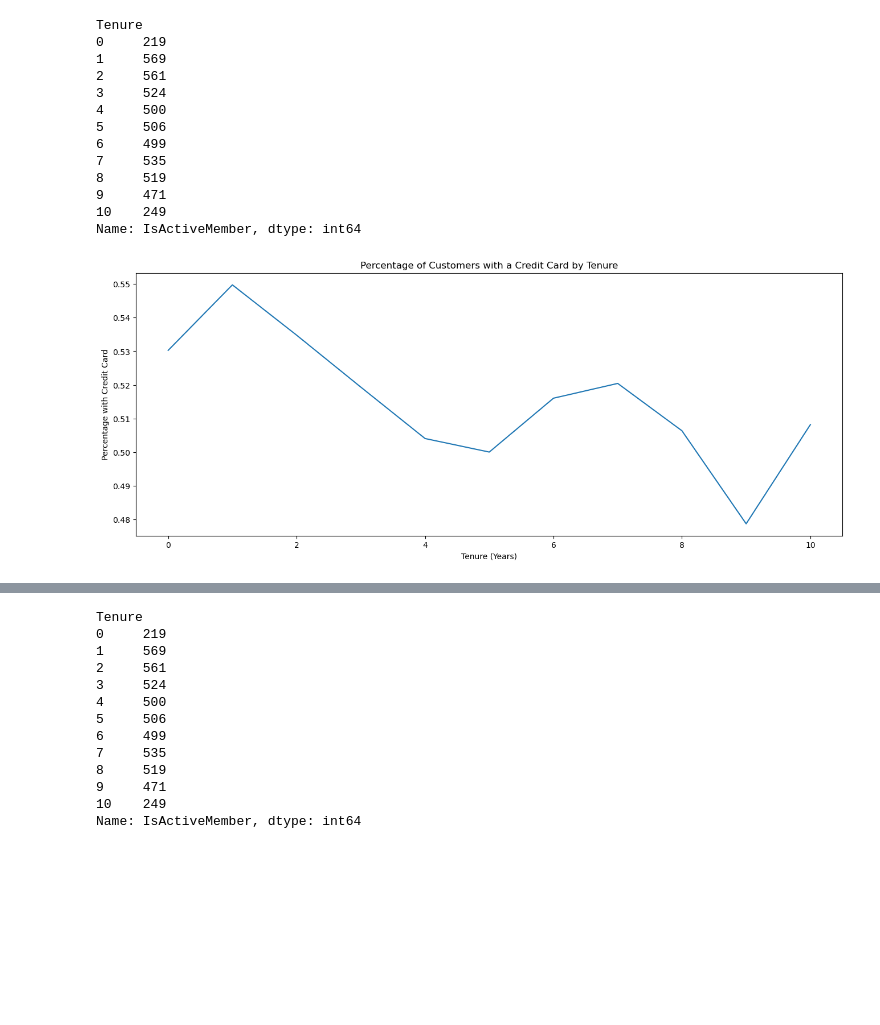
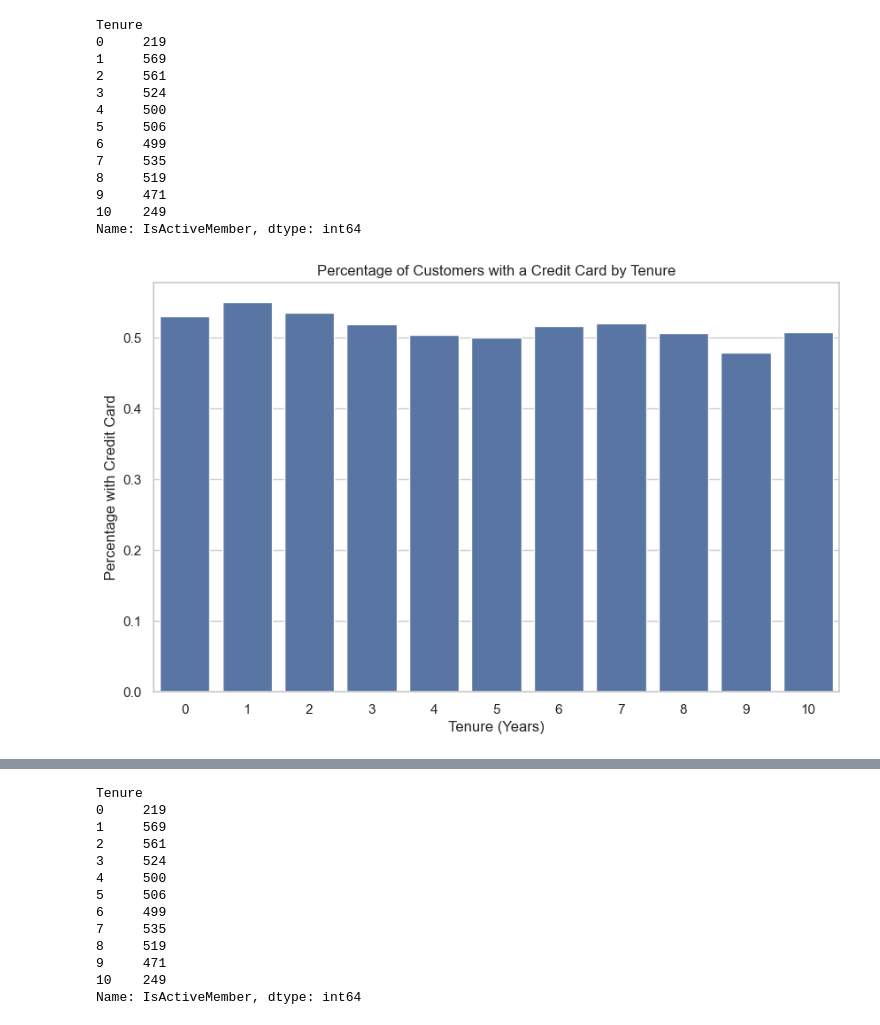
Before and after one commit to RAYOjay/Python-s-Project, a Jupyter notebook: Python Project/Motunrayo Python Project.ipynb, the cells around one changed output, grey strips where cells are left out. Drawn from its saved outputs; the diff is of its cells as text; code cells hidden in the pictures; blank space fills up the shorter version.

```diff
--- a/Python Project/Motunrayo Python Project.ipynb
+++ b/Python Project/Motunrayo Python Project.ipynb
@@ -567,11 +624,11 @@ Tenure
 10    249
 Name: IsActiveMember, dtype: int64
 # %%
-plt.figure(figsize=(16, 6))
-Sb.lineplot(x='Tenure', y='HasCrCard', data=credit_card_analysis)
+plt.figure(figsize=(10, 6))
+Sb.barplot(x='Tenure', y='HasCrCard', data=credit_card_analysis)
 plt.title('Percentage of Customers with a Credit Card by Tenure')
 plt.xlabel('Tenure (Years)')
 plt.ylabel('Percentage with Credit Card')
 plt.show()
 # %% [output]
-[figure, old version]
+[figure, new version]
```
Also changed, not shown: parts of 64 cells of this notebook, 2 other files.
